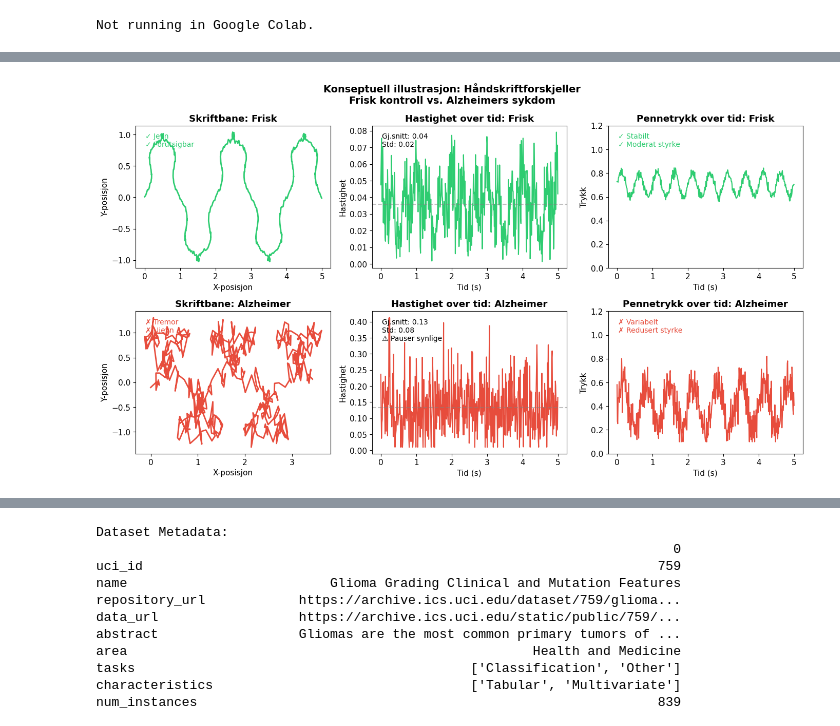
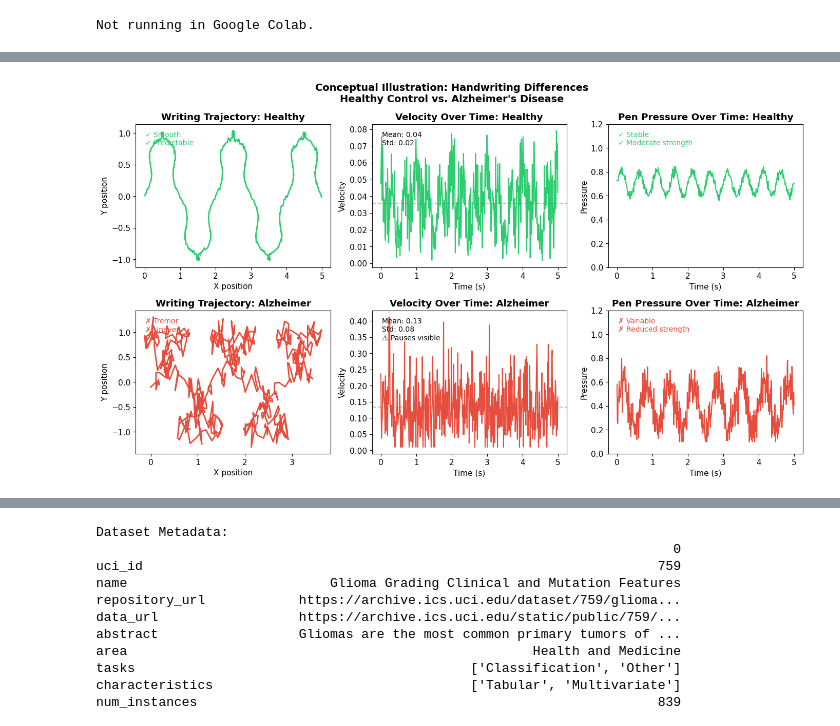
Before and after one commit to arvidl/BMED365-2026, a Jupyter notebook: Lab2-DL/notebooks/F2-TabPFN-neuro.ipynb, the cells around one changed output, grey strips where cells are left out. Cells and saved outputs as stored; diff of their text form; code cells hidden in the pictures.

```diff
--- a/Lab2-DL/notebooks/F2-TabPFN-neuro.ipynb
+++ b/Lab2-DL/notebooks/F2-TabPFN-neuro.ipynb
@@ -588,6 +588,6 @@ Ved Alzheimers sykdom sees typisk tidlig affeksjon av **hippocampus** og **parie
 # %%
-# Konseptuell illustrasjon: Håndskriftforskjeller ved demens
-# Dette er en simulert visualisering basert på kjente kliniske karakteristikker
+# Conceptual illustration: Handwriting differences in dementia
+# This is a simulated visualization based on known clinical characteristics
 
 import numpy as np
 import matplotlib.pyplot as plt
@@ -597,21 +597,21 @@ import matplotlib.patheffects as path_effects
 np.random.seed(42)
 
 def simulate_handwriting(text_type='healthy'):
-    """Simulerer kinematiske håndskriftdata"""
+    """Simulates kinematic handwriting data"""
     t = np.linspace(0, 10, 1000)
 
     if text_type == 'healthy':
-        # Jevn, rask bevegelse med lite tremor
-        x = t + 0.1 * np.sin(2 * np.pi * t * 3)  # Jevn progresjon
-        y = np.sin(2 * np.pi * t * 0.5) + 0.02 * np.random.randn(len(t))  # Lite støy
+        # Smooth, fast movement with little tremor
+        x = t + 0.1 * np.sin(2 * np.pi * t * 3)  # Smooth progression
+        y = np.sin(2 * np.pi * t * 0.5) + 0.02 * np.random.randn(len(t))  # Little noise
         velocity = np.abs(np.gradient(x)) + np.abs(np.gradient(y))
         pressure = 0.7 + 0.1 * np.sin(2 * np.pi * t * 2) + 0.02 * np.random.randn(len(t))
     else:
-        # Langsommere, mer ujevn bevegelse med tremor og pauser
+        # Slower, more uneven movement with tremor and pauses
         x = 0.7 * t + 0.3 * np.sin(2 * np.pi * t * 2) + 0.1 * np.sin(2 * np.pi * t * 15)  # Tremor
-        y = np.sin(2 * np.pi * t * 0.5) + 0.15 * np.random.randn(len(t))  # Mer støy
+        y = np.sin(2 * np.pi * t * 0.5) + 0.15 * np.random.randn(len(t))  # More noise
         velocity = np.abs(np.gradient(x)) + np.abs(np.gradient(y))
-        # Legger til pauser (in-air time)
+        # Adding pauses (in-air time)
         pause_idx = np.random.choice(len(t), size=50, replace=False)
         velocity[pause_idx] = 0.01
         pressure = 0.4 + 0.2 * np.sin(2 * np.pi * t * 1.5) + 0.1 * np.random.randn(len(t))
@@ -619,79 +619,79 @@ def simulate_handwriting(text_type='healthy'):
 
     return t, x, y, velocity, pressure
 
-# Generer data
+# Generate data
 t_h, x_h, y_h, vel_h, pres_h = simulate_handwriting('healthy')
 t_d, x_d, y_d, vel_d, pres_d = simulate_handwriting('dementia')
 
-# Lag figur
+# Create figure
 fig, axes = plt.subplots(2, 3, figsize=(14, 8))
-fig.suptitle('Konseptuell illustrasjon: Håndskriftforskjeller\nFrisk kontroll vs. Alzheimers sykdom',
+fig.suptitle('Conceptual Illustration: Handwriting Differences\nHealthy Control vs. Alzheimer\'s Disease',
              fontsize=14, fontweight='bold')
 
-# Farger
+# Colors
 color_healthy = '#2ecc71'
 color_dementia = '#e74c3c'
 
-# --- Rad 1: Frisk ---
-# Bane
+# --- Row 1: Healthy ---
+# Trajectory
 axes[0, 0].plot(x_h[:500], y_h[:500], color=color_healthy, linewidth=2)
-axes[0, 0].set_title('Skriftbane: Frisk', fontweight='bold')
-axes[0, 0].set_xlabel('X-posisjon')
-axes[0, 0].set_ylabel('Y-posisjon')
-axes[0, 0].text(0.05, 0.95, '✓ Jevn\n✓ Forutsigbar', transform=axes[0, 0].transAxes,
+axes[0, 0].set_title('Writing Trajectory: Healthy', fontweight='bold')
+axes[0, 0].set_xlabel('X position')
+axes[0, 0].set_ylabel('Y position')
+axes[0, 0].text(0.05, 0.95, '✓ Smooth\n✓ Predictable', transform=axes[0, 0].transAxes,
                 va='top', fontsize=10, color=color_healthy)
 
-# Hastighet
+# Velocity
 axes[0, 1].plot(t_h[:500], vel_h[:500], color=color_healthy, linewidth=1.5)
-axes[0, 1].set_title('Hastighet over tid: Frisk', fontweight='bold')
-axes[0, 1].set_xlabel('Tid (s)')
-axes[0, 1].set_ylabel('Hastighet')
-axes[0, 1].axhline(np.mean(vel_h), color='gray', linestyle='--', alpha=0.5, label='Gjennomsnitt')
-axes[0, 1].text(0.05, 0.95, f'Gj.snitt: {np.mean(vel_h):.2f}\nStd: {np.std(vel_h):.2f}',
+axes[0, 1].set_title('Velocity Over Time: Healthy', fontweight='bold')
+axes[0, 1].set_xlabel('Time (s)')
+axes[0, 1].set_ylabel('Velocity')
+axes[0, 1].axhline(np.mean(vel_h), color='gray', linestyle='--', alpha=0.5, label='Mean')
+axes[0, 1].text(0.05, 0.95, f'Mean: {np.mean(vel_h):.2f}\nStd: {np.std(vel_h):.2f}',
                 transform=axes[0, 1].transAxes, va='top', fontsize=10)
 
-# Trykk
+# Pressure
 axes[0, 2].plot(t_h[:500], pres_h[:500], color=color_healthy, linewidth=1.5)
-axes[0, 2].set_title('Pennetrykk over tid: Frisk', fontweight='bold')
-axes[0, 2].set_xlabel('Tid (s)')
-axes[0, 2].set_ylabel('Trykk')
+axes[0, 2].set_title('Pen Pressure Over Time: Healthy', fontweight='bold')
+axes[0, 2].set_xlabel('Time (s)')
+axes[0, 2].set_ylabel('Pressure')
 axes[0, 2].set_ylim(0, 1.2)
-axes[0, 2].text(0.05, 0.95, '✓ Stabilt\n✓ Moderat styrke',
+axes[0, 2].text(0.05, 0.95, '✓ Stable\n✓ Moderate strength',
                 transform=axes[0, 2].transAxes, va='top', fontsize=10, color=color_healthy)
 
-# --- Rad 2: Demens ---
-# Bane
+# --- Row 2: Dementia ---
+# Trajectory
 axes[1, 0].plot(x_d[:500], y_d[:500], color=color_dementia, linewidth=2)
-axes[1, 0].set_title('Skriftbane: Alzheimer', fontweight='bold')
-axes[1, 0].set_xlabel('X-posisjon')
-axes[1, 0].set_ylabel('Y-posisjon')
-axes[1, 0].text(0.05, 0.95, '✗ Tremor\n✗ Ujevn', transform=axes[1, 0].transAxes,
+axes[1, 0].set_title('Writing Trajectory: Alzheimer', fontweight='bold')
+axes[1, 0].set_xlabel('X position')
+axes[1, 0].set_ylabel('Y position')
+axes[1, 0].text(0.05, 0.95, '✗ Tremor\n✗ Uneven', transform=axes[1, 0].transAxes,
                 va='top', fontsize=10, color=color_dementia)
 
-# Hastighet
+# Velocity
 axes[1, 1].plot(t_d[:500], vel_d[:500], color=color_dementia, linewidth=1.5)
-axes[1, 1].set_title('Hastighet over tid: Alzheimer', fontweight='bold')
-axes[1, 1].set_xlabel('Tid (s)')
-axes[1, 1].set_ylabel('Hastighet')
+axes[1, 1].set_title('Velocity Over Time: Alzheimer', fontweight='bold')
+axes[1, 1].set_xlabel('Time (s)')
+axes[1, 1].set_ylabel('Velocity')
 axes[1, 1].axhline(np.mean(vel_d), color='gray', linestyle='--', alpha=0.5)
-axes[1, 1].text(0.05, 0.95, f'Gj.snitt: {np.mean(vel_d):.2f}\nStd: {np.std(vel_d):.2f}\n⚠️ Pauser synlige',
+axes[1, 1].text(0.05, 0.95, f'Mean: {np.mean(vel_d):.2f}\nStd: {np.std(vel_d):.2f}\n⚠️ Pauses visible',
                 transform=axes[1, 1].transAxes, va='top', fontsize=10)
 
-# Trykk
+# Pressure
 axes[1, 2].plot(t_d[:500], pres_d[:500], color=color_dementia, linewidth=1.5)
-axes[1, 2].set_title('Pennetrykk over tid: Alzheimer', fontweight='bold')
-axes[1, 2].set_xlabel('Tid (s)')
-axes[1, 2].set_ylabel('Trykk')
+axes[1, 2].set_title('Pen Pressure Over Time: Alzheimer', fontweight='bold')
+axes[1, 2].set_xlabel('Time (s)')
+axes[1, 2].set_ylabel('Pressure')
 axes[1, 2].set_ylim(0, 1.2)
-axes[1, 2].text(0.05, 0.95, '✗ Variabelt\n✗ Redusert styrke',
+axes[1, 2].text(0.05, 0.95, '✗ Variable\n✗ Reduced strength',
                 transform=axes[1, 2].transAxes, va='top', fontsize=10, color=color_dementia)
 
 plt.tight_layout()
 plt.savefig('handwriting_comparison.png', dpi=150, bbox_inches='tight')
 plt.show()
 
-print("\n📊 Figuren viser simulerte kinematiske data som illustrerer typiske forskjeller:")
-print("   • Friske: Jevne bevegelser, stabil hastighet, konsistent trykk")
-print("   • Alzheimer: Tremor, hastighetspauser (in-air time), variabelt trykk")
+print("\n📊 The figure shows simulated kinematic data illustrating typical differences:")
+print("   • Healthy: Smooth movements, stable velocity, consistent pressure")
+print("   • Alzheimer: Tremor, velocity pauses (in-air time), variable pressure")
 # %% [output]
-[figure, old version]
+[figure, new version]
```
Also changed, not shown: parts of 98 cells of this notebook, 4 other files.
